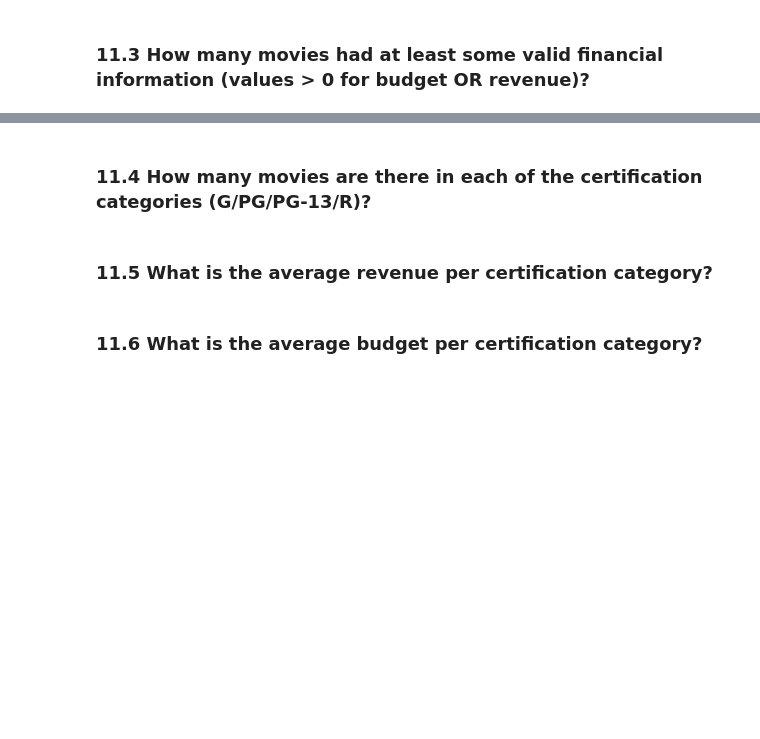
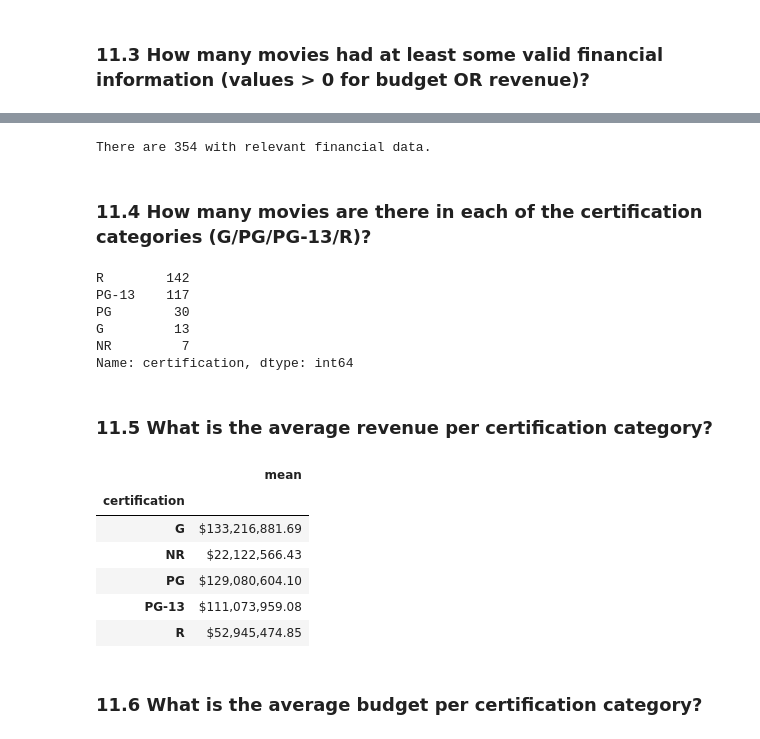
Before and after one commit to pylabview/Make_A_Successful_Movie, a Jupyter notebook: Project_3_Make_Successful_Movie.ipynb, the cells around one changed output, grey strips where cells are left out. Cells and saved outputs as stored; diff of their text form; code cells hidden in the pictures; blank space fills up the shorter version.

```diff
--- a/Project_3_Make_Successful_Movie.ipynb
+++ b/Project_3_Make_Successful_Movie.ipynb
@@ -398,6 +424,35 @@ tmdb_results_combined.to_csv(f"{FOLDER}tmdb_results_combined.csv.gz", compressio
+# %%
+# Filters
+budget_filter = tmdb_results_combined['budget'] > 0
+revenue_filter = tmdb_results_combined['revenue'] > 0
+# %%
+financial_movies_count = tmdb_results_combined[budget_filter & revenue_filter].shape[0]
+print(f"There are {financial_movies_count} with relevant financial data.")
+# %% [output]
+There are 354 with relevant financial data.
 # %% [markdown]
 ### 11.4 How many movies are there in each of the certification categories (G/PG/PG-13/R)?
+# %%
+financial_movies = tmdb_results_combined[budget_filter & revenue_filter]
+financial_movies['certification'].value_counts()
+# %% [output]
+R        142
+PG-13    117
+PG        30
+G         13
+NR         7
+Name: certification, dtype: int64
 # %% [markdown]
 ### 11.5 What is the average revenue per certification category?
+# %%
+financial_movies.groupby('certification')['revenue'].agg(['mean']).style.format('${0:,.2f}')
+# %% [output]
+|  | mean |
+| certification |  |
+| G | $133,216,881.69 |
+| NR | $22,122,566.43 |
+| PG | $129,080,604.10 |
+| PG-13 | $111,073,959.08 |
+| R | $52,945,474.85 |
 # %% [markdown]
 ### 11.6 What is the average budget per certification category?
```
Also changed, not shown: parts of 12 cells of this notebook, 8 other files.
